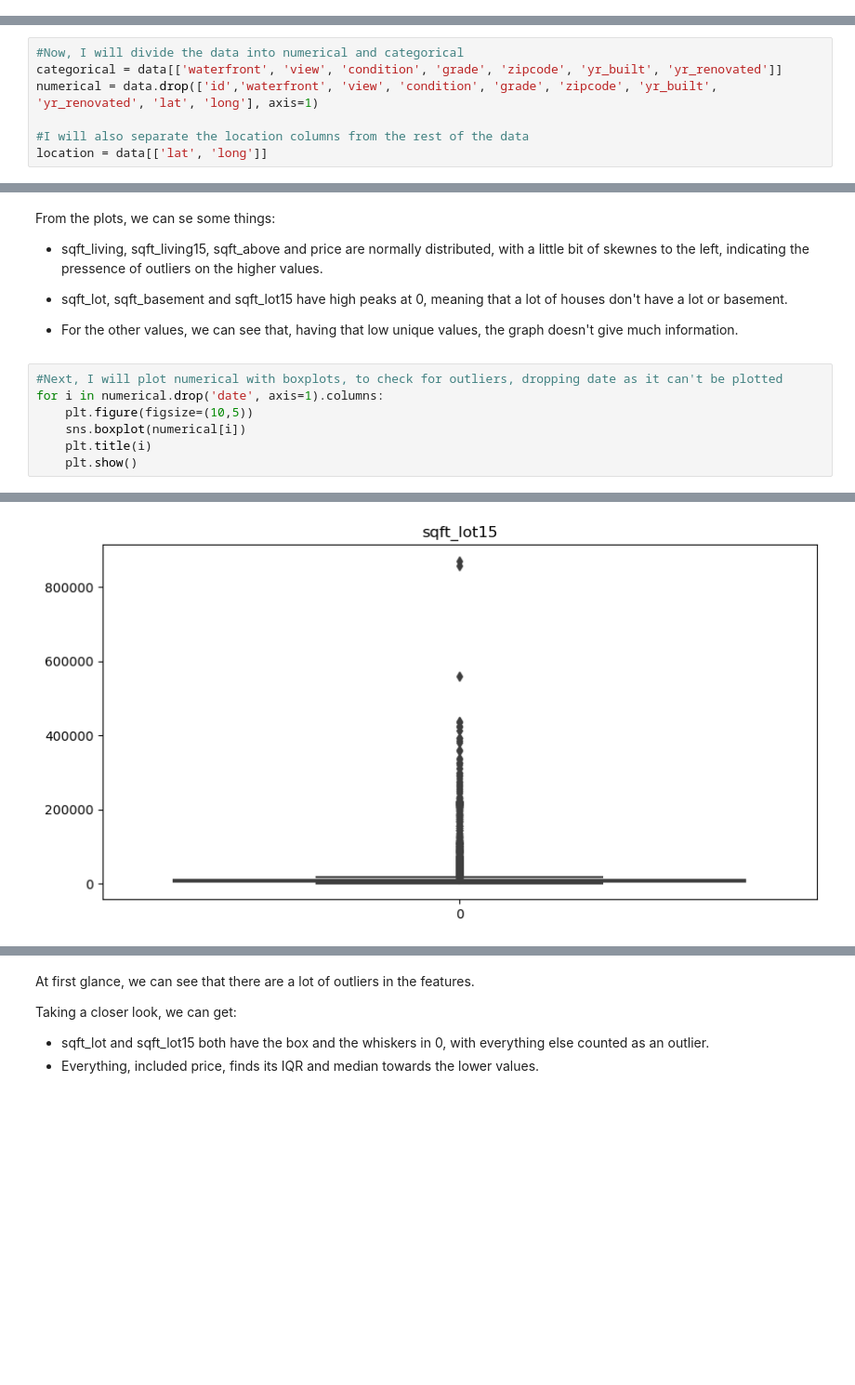
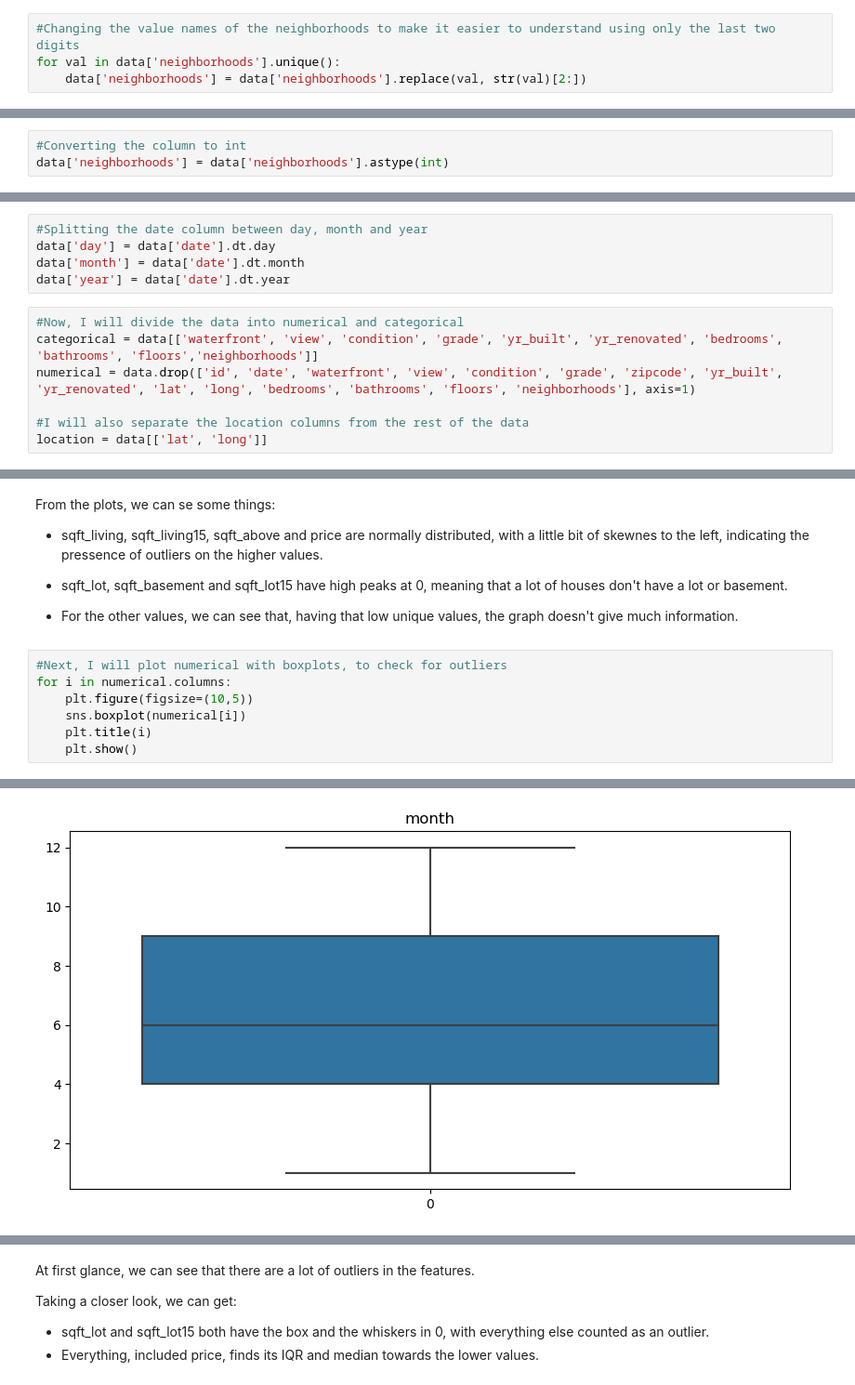
Before and after one commit to Raughar/House-Price-Prediction, a Jupyter notebook: House Price Prediction Notebook.ipynb, the cells around one changed output, grey strips where cells are left out. Shown at 93% size. Cells and saved outputs as stored; diff of their text form; blank space fills up the shorter version.

```diff
--- a/House Price Prediction Notebook.ipynb
+++ b/House Price Prediction Notebook.ipynb
@@ -152,0 +169,4 @@ Name: count, dtype: int64
+# %%
+#Changing the value names of the neighborhoods to make it easier to understand using only the last two digits
+for val in data['neighborhoods'].unique():
+    data['neighborhoods'] = data['neighborhoods'].replace(val, str(val)[2:])
@@ -153,3 +178,6 @@ Name: count, dtype: int64
+# %%
+#Converting the column to int
+data['neighborhoods'] = data['neighborhoods'].astype(int)
 # %%
 #Dropping the hour part of the date column as it doesn't contain any hour.
 data['date'] = data['date'].astype(str).apply(lambda x: x.split(' ')[0])
@@ -191,10 +220,15 @@ From this heatmap, we can see that sqft_living has a high correlation with sqft_
 # %%
 #Converting the column date to datetime again
 data['date'] = pd.to_datetime(data['date'], format='%Y-%m-%d')
+# %%
+#Splitting the date column between day, month and year
+data['day'] = data['date'].dt.day
+data['month'] = data['date'].dt.month
+data['year'] = data['date'].dt.year
 # %%
 #Now, I will divide the data into numerical and categorical
-categorical = data[['waterfront', 'view', 'condition', 'grade', 'zipcode', 'yr_built', 'yr_renovated']]
-numerical = data.drop(['id','waterfront', 'view', 'condition', 'grade', 'zipcode', 'yr_built', 'yr_renovated', 'lat', 'long'], axis=1)
+categorical = data[['waterfront', 'view', 'condition', 'grade', 'yr_built', 'yr_renovated', 'bedrooms', 'bathrooms', 'floors','neighborhoods']]
+numerical = data.drop(['id', 'date', 'waterfront', 'view', 'condition', 'grade', 'zipcode', 'yr_built', 'yr_renovated', 'lat', 'long', 'bedrooms', 'bathrooms', 'floors', 'neighborhoods'], axis=1)
 
 #I will also separate the location columns from the rest of the data
 location = data[['lat', 'long']]
@@ -226,8 +259,8 @@ From the plots, we can se some things:
 
 - For the other values, we can see that, having that low unique values, the graph doesn't give much information.
 # %%
-#Next, I will plot numerical with boxplots, to check for outliers, dropping date as it can't be plotted
-for i in numerical.drop('date', axis=1).columns:
+#Next, I will plot numerical with boxplots, to check for outliers
+for i in numerical.columns:
     plt.figure(figsize=(10,5))
     sns.boxplot(numerical[i])
     plt.title(i)
@@ -244 +277 @@ for i in numerical.drop('date', axis=1).columns:
-[figure, old version]
+[figure, new version]
```
Also changed, not shown: parts of 72 cells of this notebook.
